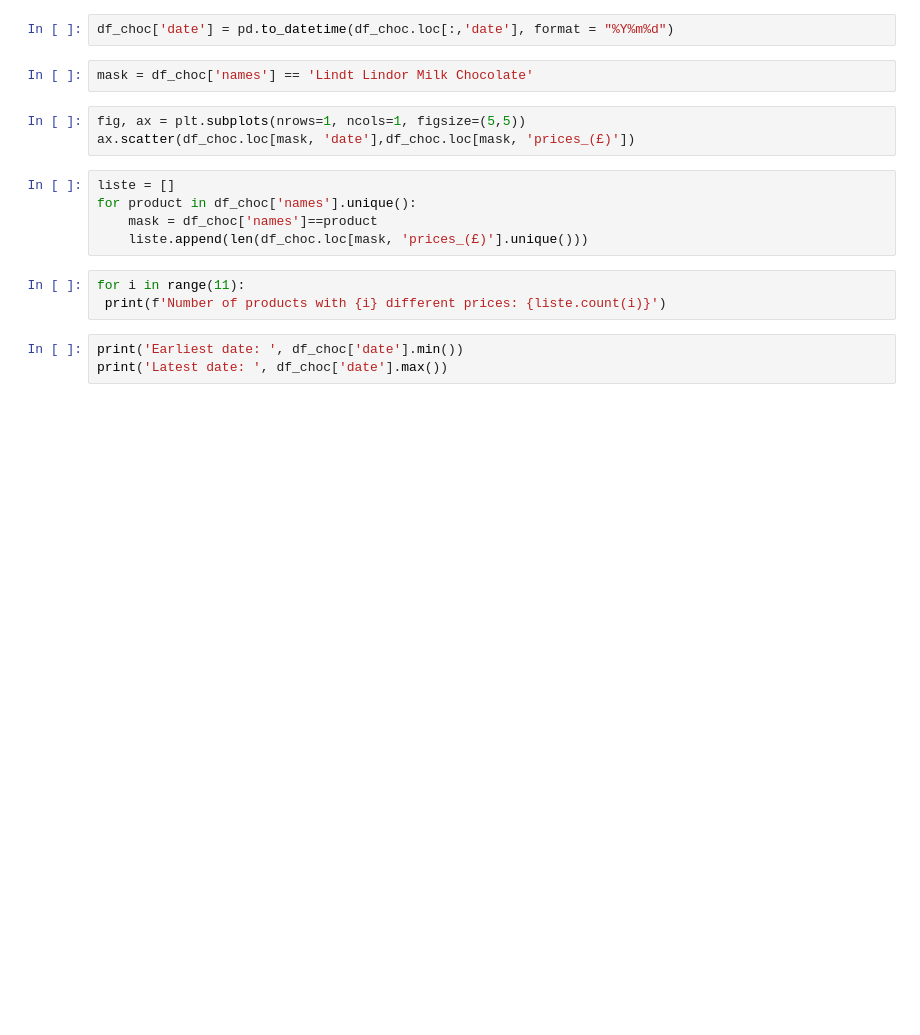
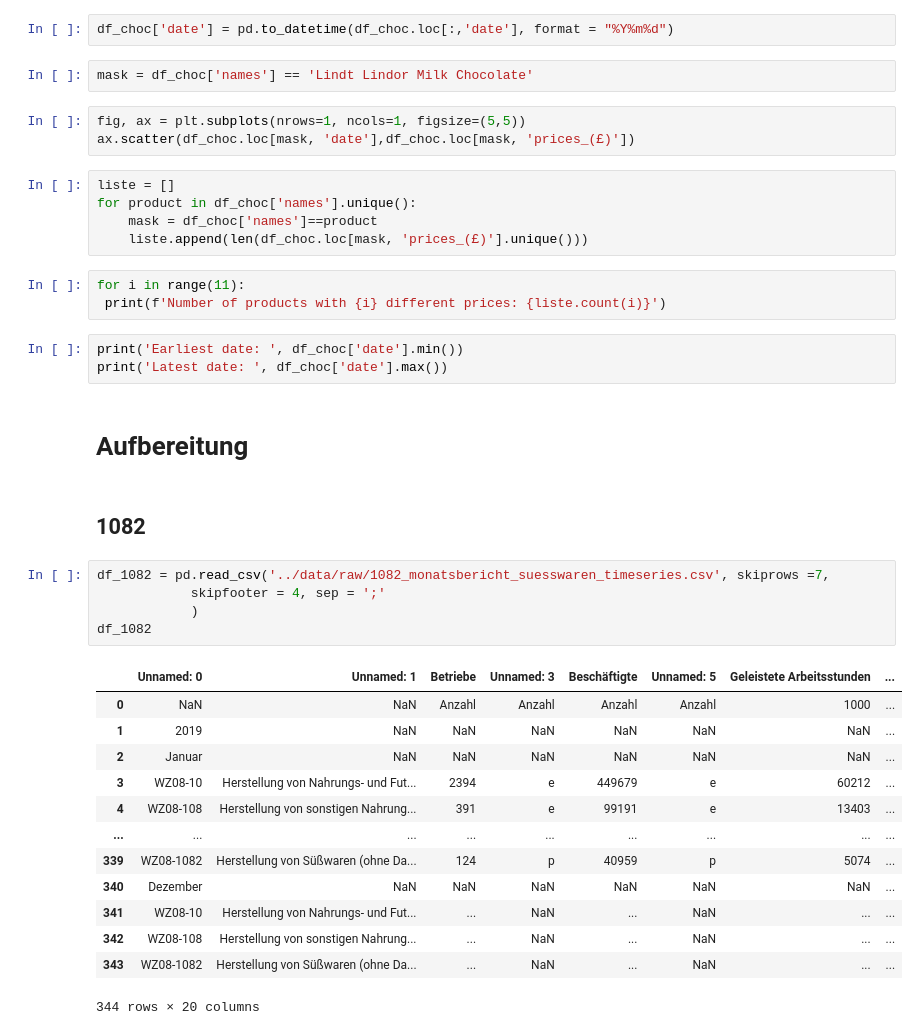
Before and after one commit to salimaabdalla/dpp_projekt_2026, a Jupyter notebook: notebooks/01_exploration.ipynb, the cells around one changed output. Drawn from its saved outputs; the diff is of its cells as text; blank space fills up the shorter version.

```diff
--- a/notebooks/01_exploration.ipynb
+++ b/notebooks/01_exploration.ipynb
@@ -70,3 +73,26 @@ for i in range(11):
 # %%
 print('Earliest date: ', df_choc['date'].min())
 print('Latest date: ', df_choc['date'].max())
+# %% [markdown]
+# Aufbereitung
+# %% [markdown]
+## 1082
+# %%
+df_1082 = pd.read_csv('../data/raw/1082_monatsbericht_suesswaren_timeseries.csv', skiprows =7,
+            skipfooter = 4, sep = ';'
+            )
+df_1082
+# %% [output]
+|  | Unnamed: 0 | Unnamed: 1 | Betriebe | Unnamed: 3 | Beschäftigte | Unnamed: 5 | Geleistete Arbeitsstunden | ... |
+| 0 | NaN | NaN | Anzahl | Anzahl | Anzahl | Anzahl | 1000 | ... |
+| 1 | 2019 | NaN | NaN | NaN | NaN | NaN | NaN | ... |
+| 2 | Januar | NaN | NaN | NaN | NaN | NaN | NaN | ... |
+| 3 | WZ08-10 | Herstellung von Nahrungs- und Fut... | 2394 | e | 449679 | e | 60212 | ... |
+| 4 | WZ08-108 | Herstellung von sonstigen Nahrung... | 391 | e | 99191 | e | 13403 | ... |
+| ... | ... | ... | ... | ... | ... | ... | ... | ... |
+| 339 | WZ08-1082 | Herstellung von Süßwaren (ohne Da... | 124 | p | 40959 | p | 5074 | ... |
+| 340 | Dezember | NaN | NaN | NaN | NaN | NaN | NaN | ... |
+| 341 | WZ08-10 | Herstellung von Nahrungs- und Fut... | ... | NaN | ... | NaN | ... | ... |
+| 342 | WZ08-108 | Herstellung von sonstigen Nahrung... | ... | NaN | ... | NaN | ... | ... |
+| 343 | WZ08-1082 | Herstellung von Süßwaren (ohne Da... | ... | NaN | ... | NaN | ... | ... |
+344 rows × 20 columns
```
Also changed, not shown: parts of 8 cells of this notebook.
